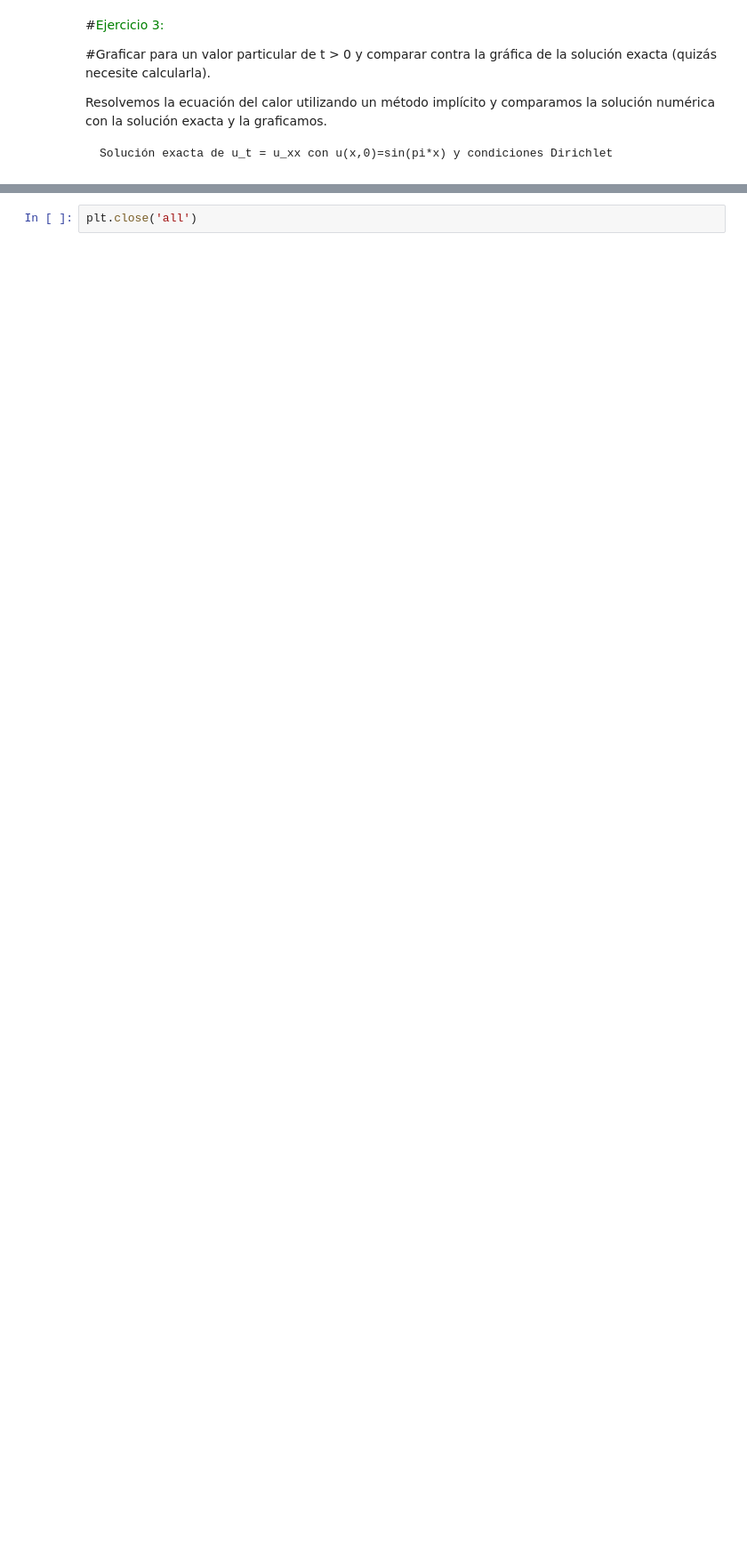
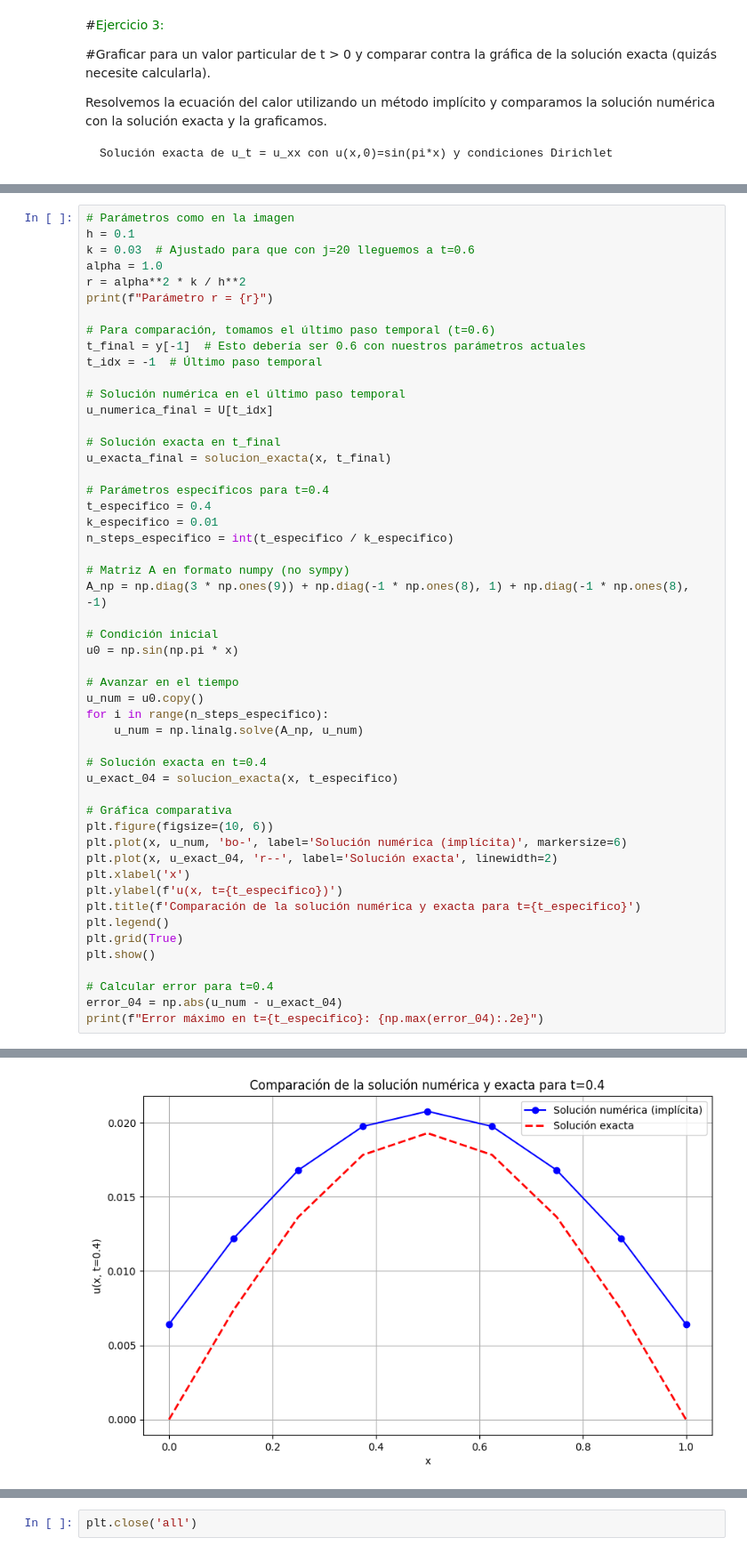
Before and after one commit to RafaelColin/EDP, a Jupyter notebook: Ecuación_del_calor_Método_de_Richardson.ipynb, the cells around one changed output, grey strips where cells are left out. Shown at 89% size. Drawn from its saved outputs; the diff is of its cells as text; blank space fills up the shorter version.

```diff
--- a/Ecuación_del_calor_Método_de_Richardson.ipynb
+++ b/Ecuación_del_calor_Método_de_Richardson.ipynb
@@ -296,0 +268,52 @@ Error máximo en t=0.300: 3.41e-01
+# %%
+# Parámetros como en la imagen
+h = 0.1
+k = 0.03  # Ajustado para que con j=20 lleguemos a t=0.6
+alpha = 1.0
+r = alpha**2 * k / h**2
+print(f"Parámetro r = {r}")
+
+# Para comparación, tomamos el último paso temporal (t=0.6)
+t_final = y[-1]  # Esto debería ser 0.6 con nuestros parámetros actuales
+t_idx = -1  # Último paso temporal
+
+# Solución numérica en el último paso temporal
+u_numerica_final = U[t_idx]
+
+# Solución exacta en t_final
+u_exacta_final = solucion_exacta(x, t_final)
+
+# Parámetros específicos para t=0.4
+t_especifico = 0.4
+k_especifico = 0.01
+n_steps_especifico = int(t_especifico / k_especifico)
+
+# Matriz A en formato numpy (no sympy)
+A_np = np.diag(3 * np.ones(9)) + np.diag(-1 * np.ones(8), 1) + np.diag(-1 * np.ones(8), -1)
+
+# Condición inicial
+u0 = np.sin(np.pi * x)
+
+# Avanzar en el tiempo
+u_num = u0.copy()
+for i in range(n_steps_especifico):
+    u_num = np.linalg.solve(A_np, u_num)
+
+# Solución exacta en t=0.4
+u_exact_04 = solucion_exacta(x, t_especifico)
+
+# Gráfica comparativa
+plt.figure(figsize=(10, 6))
+plt.plot(x, u_num, 'bo-', label='Solución numérica (implícita)', markersize=6)
+plt.plot(x, u_exact_04, 'r--', label='Solución exacta', linewidth=2)
+plt.xlabel('x')
+plt.ylabel(f'u(x, t={t_especifico})')
+plt.title(f'Comparación de la solución numérica y exacta para t={t_especifico}')
+plt.legend()
+plt.grid(True)
+plt.show()
+
+# Calcular error para t=0.4
+error_04 = np.abs(u_num - u_exact_04)
+print(f"Error máximo en t={t_especifico}: {np.max(error_04):.2e}")
+# %% [output]
@@ -296,0 +321 @@ Error máximo en t=0.300: 3.41e-01
+[figure, added]
```
Also changed, not shown: parts of 2 cells of this notebook.
